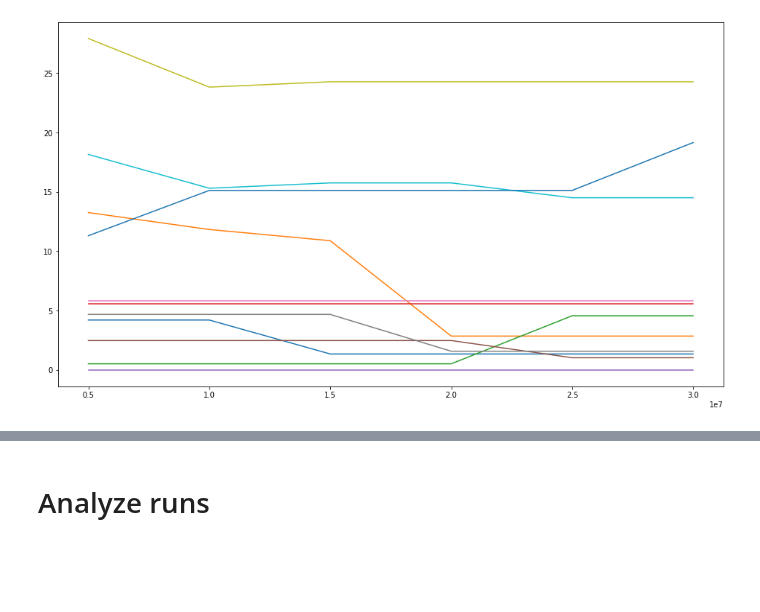
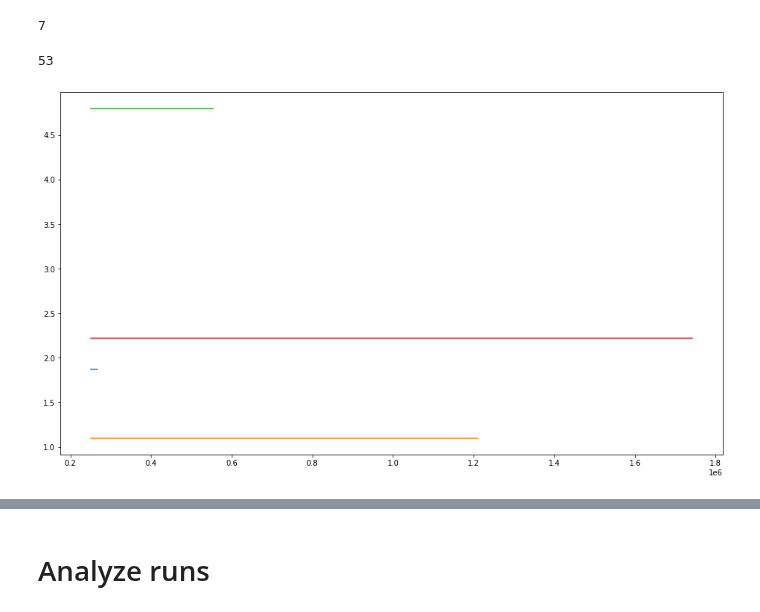
Before and after one commit to newmanne/open_spiel, a Jupyter notebook: open_spiel/python/examples/notebooks/greg/2023-06-05-analyze_small_games.ipynb, the cells around one changed output, grey strips where cells are left out. Saved outputs shown, nothing was run; the diff lists cells and outputs as text; code cells hidden in the pictures; blank space fills up the shorter version.

Commit message:
add player improvements, jun24 configs

```diff
--- a/open_spiel/python/examples/notebooks/greg/2023-06-05-analyze_small_games.ipynb
+++ b/open_spiel/python/examples/notebooks/greg/2023-06-05-analyze_small_games.ipynb
@@ -47,7 +47,8 @@ experiments = []
 # experiments += ['jun13ppo']
 # experiments += ['jun13outcome']
 # experiments += ['jun21external']
-experiments = ['jun21outcome']
+# experiments += ['jun23outcome']
+experiments += ['jun23external']
 runs = []
 for experiment in experiments:
     runs += Experiment.objects.get(name=experiment).equilibriumsolverrun_set.all()
@@ -81,10 +82,14 @@ records = []
 for run in runs:
     try:
         for e in tqdm(run.equilibriumsolverruncheckpoint_set.all()):
-            record = dict(run=run.name, t=e.t, modal_nash_conv=e.get_modal_eval().nash_conv, nash_conv=e.get_old_eval().nash_conv, walltime=e.walltime)
+            evaluation = e.get_modal_eval()
+            record = dict(run=run.name, t=e.t, modal_nash_conv=evaluation.nash_conv, walltime=e.walltime, alg=get_algorithm_from_run(run), rewards=evaluation.mean_rewards)
             records.append(record)
             # print(e.t, len(e.policy) / 1e9, len(str(e.get_old_eval().samples)) / 1e9)
     except:
         continue
 # %%
-df = pd.DataFrame.from_records(records)
+df_time = pd.DataFrame.from_records(records)
+# %%
+df_time['reward_sum'] = df_time['rewards'].apply(lambda x: sum(x))
+df_time['nash_conv_frac'] = df_time['modal_nash_conv'] / df_time['reward_sum']
@@ -91,11 +122,23 @@ df = pd.DataFrame.from_records(records)
+# %%
+df.loc[df.groupby('run')['t'].idxmax()].set_index('run')['nash_conv_frac'].sort_values(ascending=False).describe() # Why 69 and not 75?
+# In summary, NashConv is usually less than 10%. Hopefully this is also true on a per-player basis. There are a 13 bad cases with > 10%, 7 NaN, and 49 "good"
+# %% [output]
+7
+# %%
+# What if you took the "best" t? Can get up to 53 that way...
+(df.groupby('run')['nash_conv_frac'].min() < 0.1).sum()
+# %% [output]
+53
 # %%
 plt.figure(figsize=(16, 9))
-plt_df = df.query('~modal_nash_conv.isnull() and run.str.contains("jun19_1_")').groupby('run').filter(lambda grp: len(grp) > 1).sort_values('t')
+plt_df = df_time.query('~modal_nash_conv.isnull() and alg == "cfr_external"').groupby('run').filter(lambda grp: len(grp) > 1).sort_values('t')
 for r, sub_df in plt_df.groupby('run'):
     # display(sub_df)
     plt.plot(sub_df['t'].values, sub_df['modal_nash_conv'].values)
 # plt.legend()
 # plt.semilogy()
 # sns.lineplot(data=plt_df, y='modal_nash_conv', x='t', hue='run', legend=False)
+
+# How many lines are changing downwards? Why is almost no progress ever made after 500K iterations?
 # %% [output]
-[figure, old version]
+[figure, new version]
```
Also changed, not shown: parts of 15 cells of this notebook, 59 other files.
